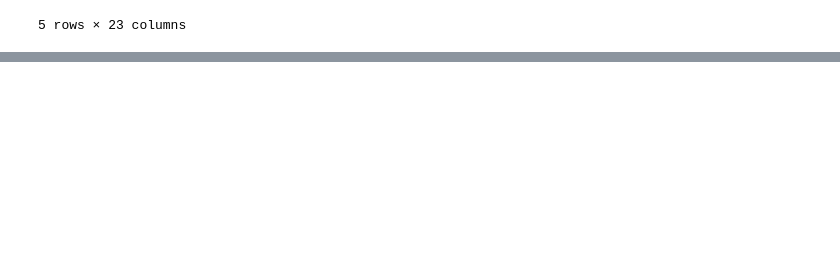
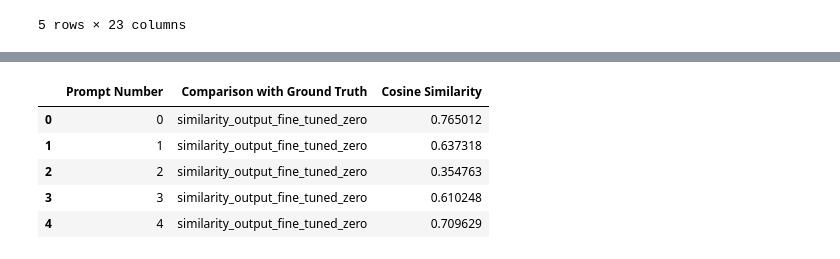
Before and after one commit to Santhoshkumar-p/llama2-finetuning, a Jupyter notebook: code/Prompt Engineering/Prompt_Eval.ipynb, the cells around one changed output, grey strips where cells are left out. Cells and saved outputs as stored; diff of their text form; code cells hidden in the pictures; blank space fills up the shorter version.

```diff
--- a/code/Prompt Engineering/Prompt_Eval.ipynb
+++ b/code/Prompt Engineering/Prompt_Eval.ipynb
@@ -245,3 +245,8 @@ df.head()
 | 3 | What are the cross-sectoral princ... | The principles cover safety, tran... | Five cross-sectoral principles: W... | The UK’s fourth evaluation report... | => \n The cross-sectoral pri... | => The UK’s cross-sectoral princi... | ... |
 | 4 | What are some of the jobs that ma... | Generative AI has the possibility... | for the Future of Work.\n33. Brig... | How does the UK government define... | => \n Jobs such as accountan... | => Generative AI may affect jobs ... | ... |
 5 rows × 23 columns
+# %%
+df = df.reset_index()
+# %%
+df.rename(columns={'level_0': 'Prompt Number'}, inplace=True)
+df.columns
@@ -248,5 +265,20 @@ df.head()
 # %%
-df_melt = df.melt(id_vars=['input', 'true_output', 'context'], value
+df_melt = df.melt(id_vars=['Prompt Number'], value_vars=['similarity_output_fine_tuned_zero',
+       'similarity_output_fine_tuned_one', 'similarity_output_fine_tuned_few',
+       'similarity_output_fine_tuned_neg', 'similarity_output_fine_tuned_cot',
+       'similarity_output_base_zero', 'similarity_output_base_one',
+       'similarity_output_base_few', 'similarity_output_base_neg',
+       'similarity_output_base_cot'], var_name="Comparison with Ground Truth", value_name="Cosine Similarity")
+df_melt.head()
+df_cut = df_melt.iloc[0:172]
+df_cut.head()
+# %% [output]
+|  | Prompt Number | Comparison with Ground Truth | Cosine Similarity |
+| 0 | 0 | similarity_output_fine_tuned_zero | 0.765012 |
+| 1 | 1 | similarity_output_fine_tuned_zero | 0.637318 |
+| 2 | 2 | similarity_output_fine_tuned_zero | 0.354763 |
+| 3 | 3 | similarity_output_fine_tuned_zero | 0.610248 |
+| 4 | 4 | similarity_output_fine_tuned_zero | 0.709629 |
 # %%
 df.to_csv("final_prompt_similarity_scores.csv")
 # %%
```
Also changed, not shown: parts of 2 cells of this notebook, 2 other files.
